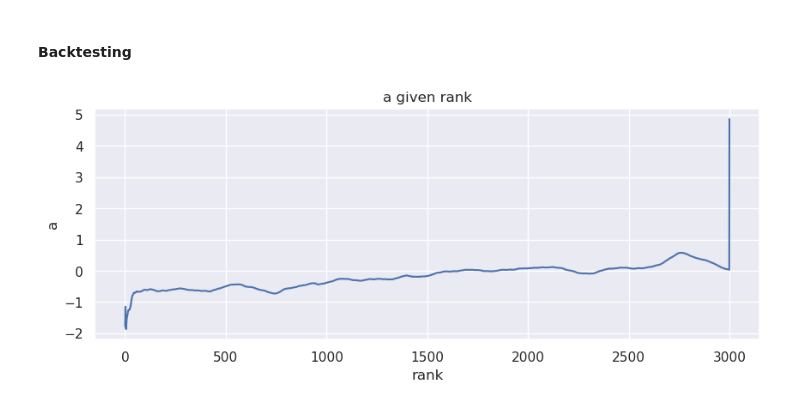
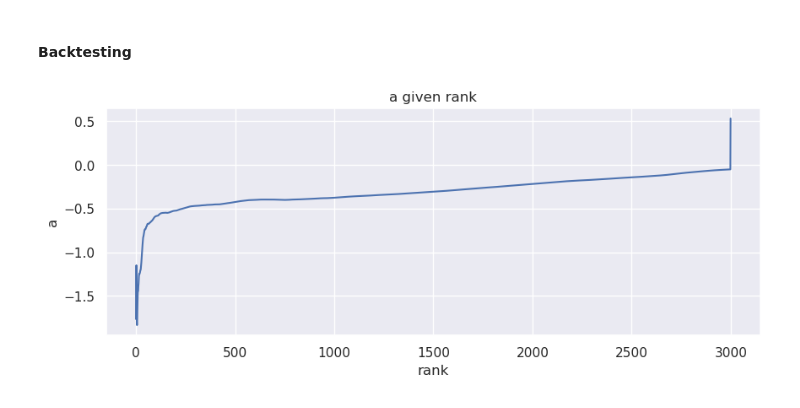
Before and after one commit to pedrou2000/mathematical_finance, a Jupyter notebook: 2-notebooks/2-backtest_daily.ipynb, the cells around one changed output. Drawn from its saved outputs; the diff is of its cells as text; code cells hidden in the pictures.

```diff
--- a/2-notebooks/2-backtest_daily.ipynb
+++ b/2-notebooks/2-backtest_daily.ipynb
@@ -31,8 +31,8 @@ df = DailyData(d=d, start_date=start_date, datapath=datapath, filename=filename,
 # %%
 method = 'direct_log'
 smooth_method = 'exponential_moving_average'
-smooth_parameter = 0.01
+smooth_parameter = 0.001
 a = estimate_a(df.weights_by_rank, smooth_method=smooth_method, smooth_parameter=smooth_parameter)
 plot_a(a)
 # %% [output]
-[figure, old version]
+[figure, new version]
```
Also changed, not shown: parts of 2 cells of this notebook, 1 other file.
